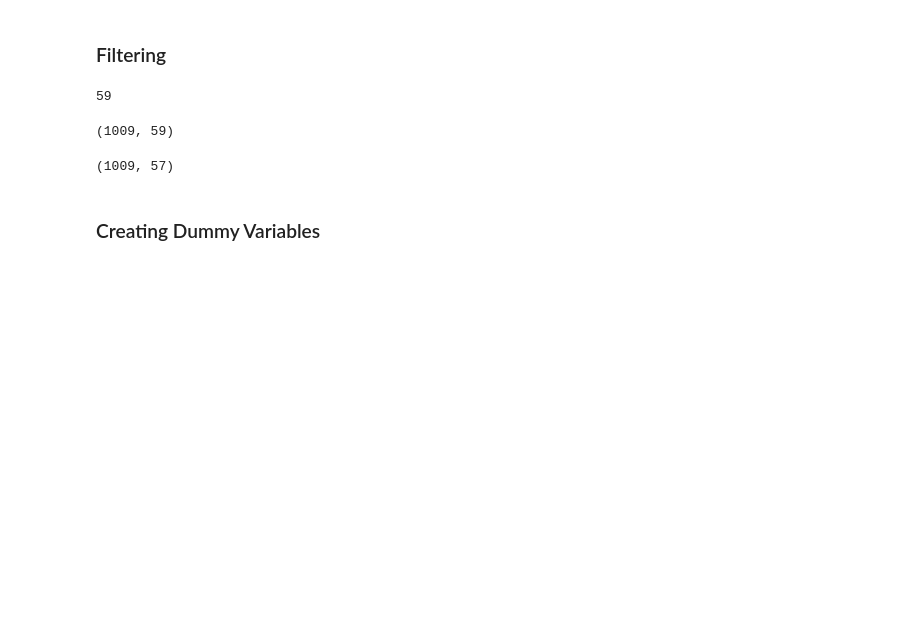
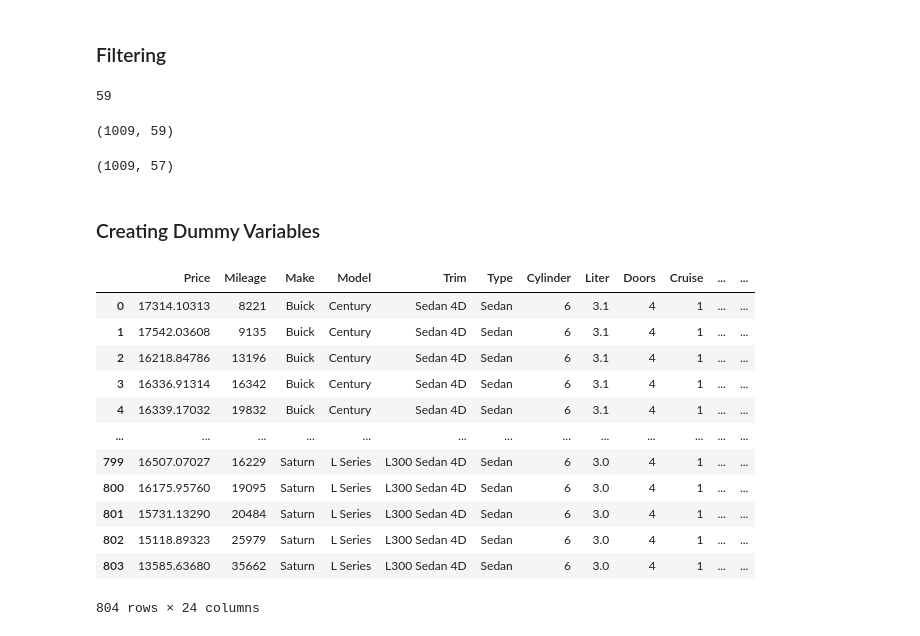
Before and after one commit to ZlataSparrow/Applied-Predictive-Modeling, a Jupyter notebook: notebook/APM notebook1.ipynb, the cells around one changed output. Saved outputs shown, nothing was run; the diff lists cells and outputs as text; code cells hidden in the pictures; blank space fills up the shorter version.

```diff
--- a/notebook/APM notebook1.ipynb
+++ b/notebook/APM notebook1.ipynb
@@ -301,3 +301,20 @@ print(seg_data_red.shape)
 (1009, 57)
 # %% [markdown]
 ### Creating Dummy Variables
+# %%
+cars = pd.read_csv("/workspaces/Applied-Predictive-Modeling/data/kuiper_car.csv")
+cars
+# %% [output]
+|  | Price | Mileage | Make | Model | Trim | Type | Cylinder | Liter | Doors | Cruise | ... | ... |
+| 0 | 17314.10313 | 8221 | Buick | Century | Sedan 4D | Sedan | 6 | 3.1 | 4 | 1 | ... | ... |
+| 1 | 17542.03608 | 9135 | Buick | Century | Sedan 4D | Sedan | 6 | 3.1 | 4 | 1 | ... | ... |
+| 2 | 16218.84786 | 13196 | Buick | Century | Sedan 4D | Sedan | 6 | 3.1 | 4 | 1 | ... | ... |
+| 3 | 16336.91314 | 16342 | Buick | Century | Sedan 4D | Sedan | 6 | 3.1 | 4 | 1 | ... | ... |
+| 4 | 16339.17032 | 19832 | Buick | Century | Sedan 4D | Sedan | 6 | 3.1 | 4 | 1 | ... | ... |
+| ... | ... | ... | ... | ... | ... | ... | ... | ... | ... | ... | ... | ... |
+| 799 | 16507.07027 | 16229 | Saturn | L Series | L300 Sedan 4D | Sedan | 6 | 3.0 | 4 | 1 | ... | ... |
+| 800 | 16175.95760 | 19095 | Saturn | L Series | L300 Sedan 4D | Sedan | 6 | 3.0 | 4 | 1 | ... | ... |
+| 801 | 15731.13290 | 20484 | Saturn | L Series | L300 Sedan 4D | Sedan | 6 | 3.0 | 4 | 1 | ... | ... |
+| 802 | 15118.89323 | 25979 | Saturn | L Series | L300 Sedan 4D | Sedan | 6 | 3.0 | 4 | 1 | ... | ... |
+| 803 | 13585.63680 | 35662 | Saturn | L Series | L300 Sedan 4D | Sedan | 6 | 3.0 | 4 | 1 | ... | ... |
+804 rows × 24 columns
```
Also changed, not shown: parts of 2 cells of this notebook, 2 other files.
